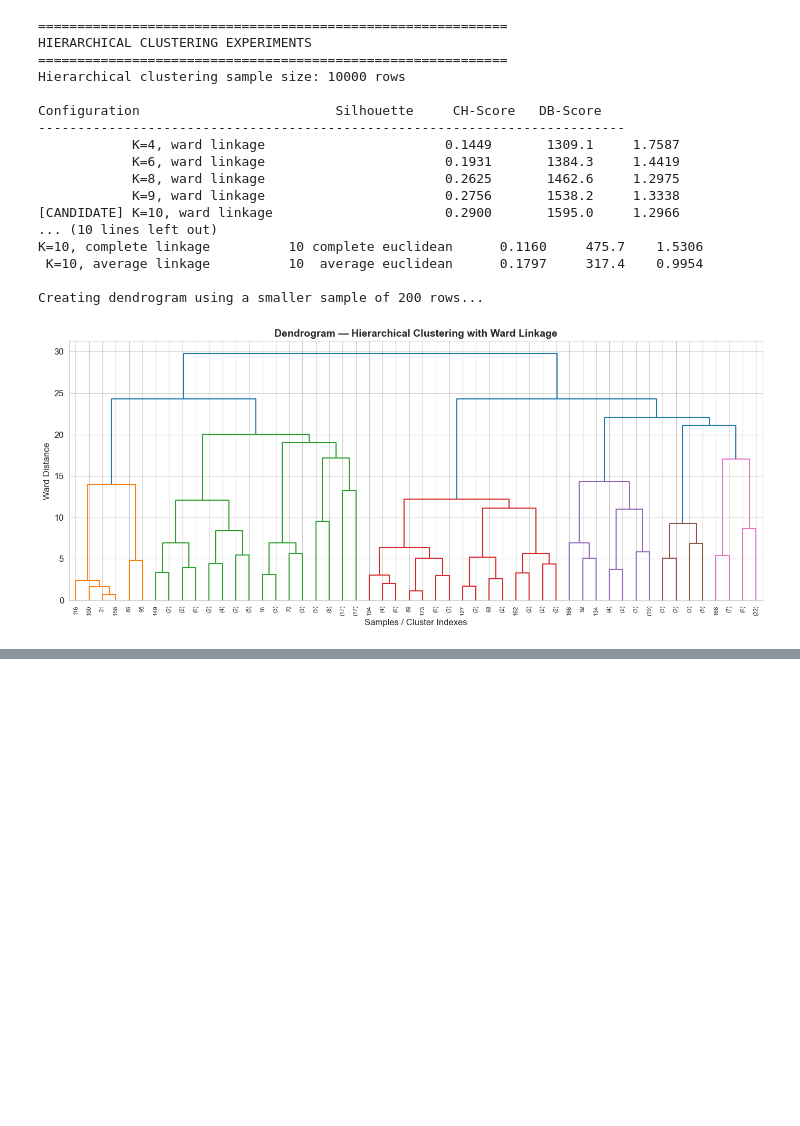
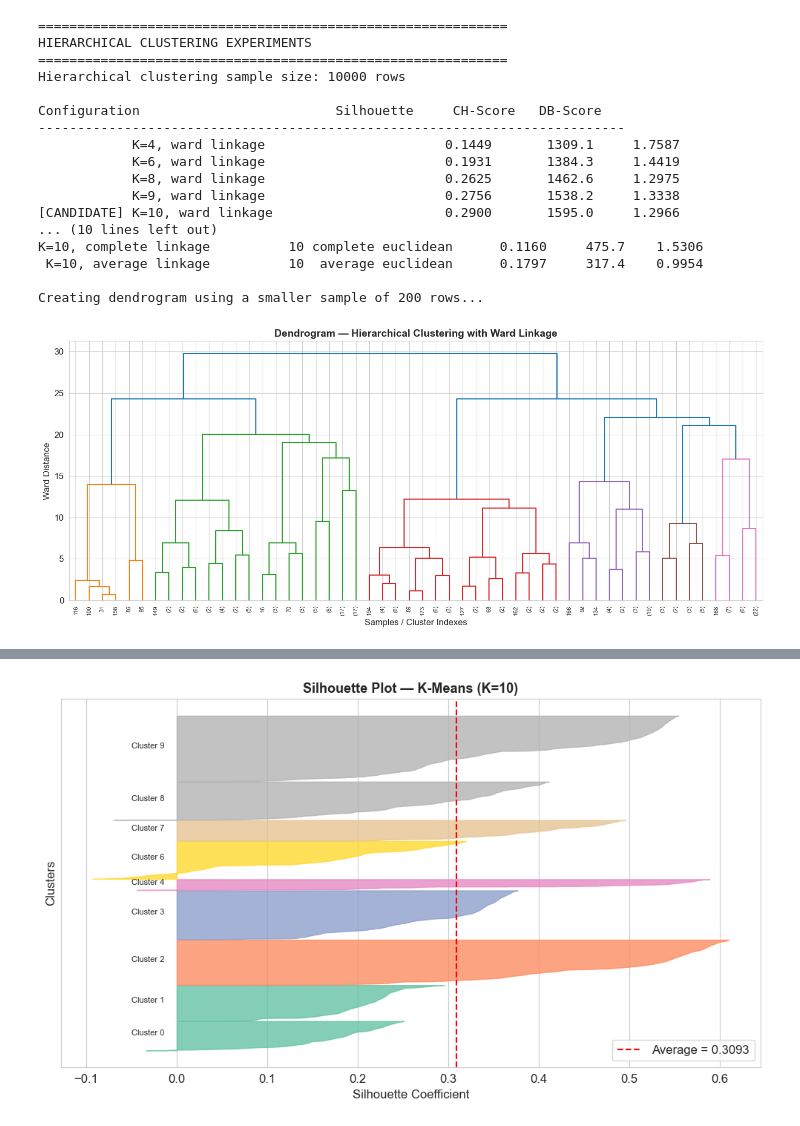
Before and after one commit to ErinaTernava/AutoValue, a Jupyter notebook: notebooks/clustering.ipynb, the cells around one changed output, grey strips where cells are left out. Saved outputs shown, nothing was run; the diff lists cells and outputs as text; code cells hidden in the pictures; blank space fills up the shorter version.

Commit message:
Add final clustering models and performance comparison

```diff
--- a/notebooks/clustering.ipynb
+++ b/notebooks/clustering.ipynb
@@ -863,0 +1037,96 @@ Creating dendrogram using a smaller sample of 200 rows...
+# %%
+print('Creating silhouette plot')
+
+SILHOUETTE_SAMPLE_SIZE = 10000
+
+if len(X_scaled) > SILHOUETTE_SAMPLE_SIZE:
+    sample_idx = np.random.choice(
+        len(X_scaled),
+        size=SILHOUETTE_SAMPLE_SIZE,
+        replace=False
+    )
+
+    X_silhouette = X_scaled[sample_idx]
+    labels_silhouette = labels_kmeans[sample_idx]
+
+else:
+    X_silhouette = X_scaled
+    labels_silhouette = labels_kmeans
+
+fig, ax = plt.subplots(figsize=(10, 6))
+
+silhouette_vals = silhouette_samples(
+    X_silhouette,
+    labels_silhouette
+)
+
+avg_silhouette = silhouette_score(
+    X_silhouette,
+    labels_silhouette
+)
+
+y_lower = 10
+
+colors = cm.Set2(
+    np.linspace(0, 1, OPTIMAL_K)
+)
+
+for i in range(OPTIMAL_K):
+
+    cluster_silhouette = np.sort(
+        silhouette_vals[labels_silhouette == i]
+    )
+
+    size = cluster_silhouette.shape[0]
+
+    if size < 20:
+        continue
+
+    y_upper = y_lower + size
+
+    ax.fill_betweenx(
+        np.arange(y_lower, y_upper),
+        0,
+        cluster_silhouette,
+        facecolor=colors[i],
+        edgecolor=colors[i],
+        alpha=0.8
+    )
+
+    ax.text(
+        -0.05,
+        y_lower + 0.5 * size,
+        f'Cluster {i}',
+        fontsize=8
+    )
+
+    y_lower = y_upper + 10
+
+ax.axvline(
+    x=avg_silhouette,
+    color='red',
+    linestyle='--',
+    label=f'Average = {avg_silhouette:.4f}'
+)
+
+ax.set_title(
+    f'Silhouette Plot — K-Means (K={OPTIMAL_K})',
+    fontsize=13,
+    fontweight='bold'
+)
+
+ax.set_xlabel('Silhouette Coefficient')
+ax.set_ylabel('Clusters')
+ax.legend()
+ax.set_yticks([])
+
+plt.tight_layout()
+
+plt.savefig(
+    'plots/silhouette_plot.png',
+    dpi=150,
+    bbox_inches='tight'
+)
+
+plt.show()
+# %% [output]
@@ -863,0 +1134 @@ Creating dendrogram using a smaller sample of 200 rows...
+[figure, added]
```
Also changed, not shown: parts of 3 cells of this notebook, 1 other file.
